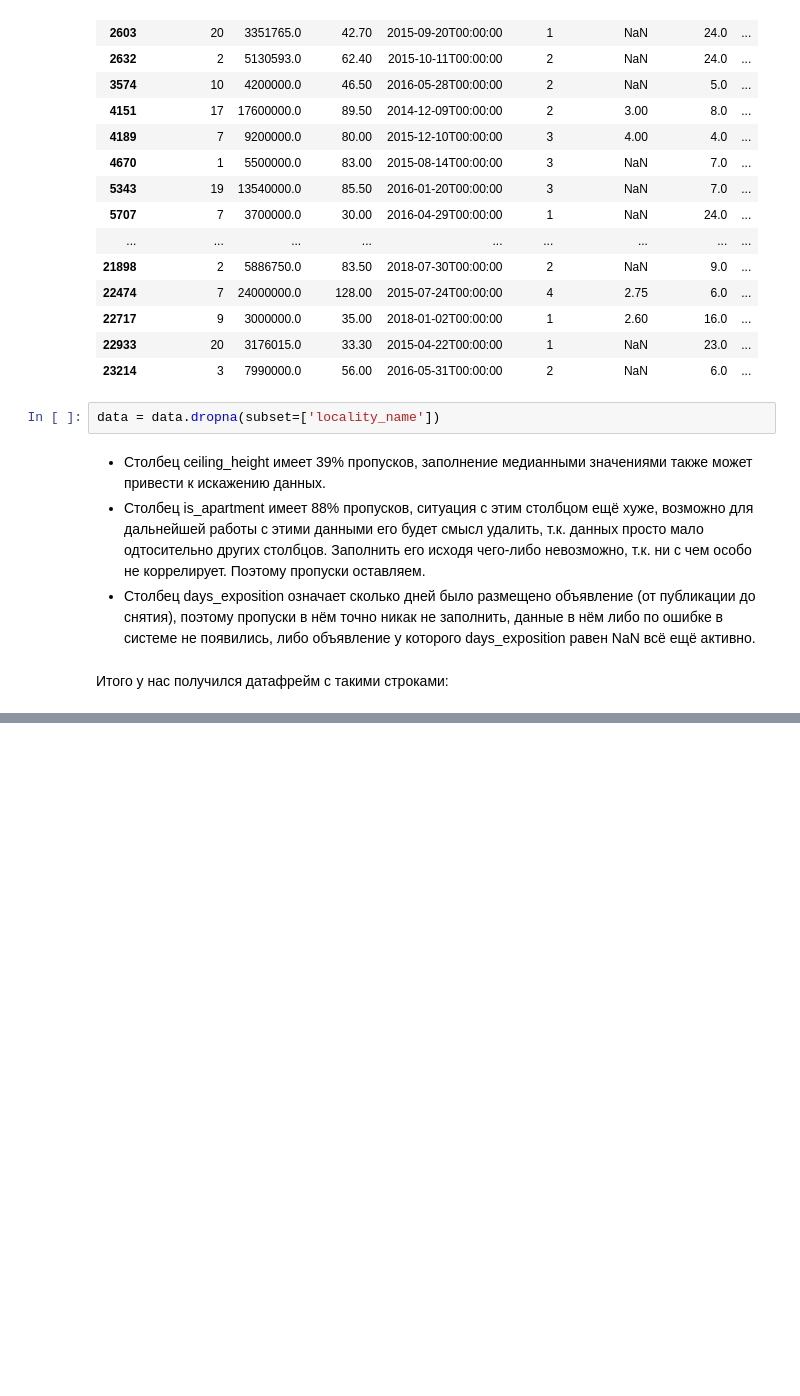
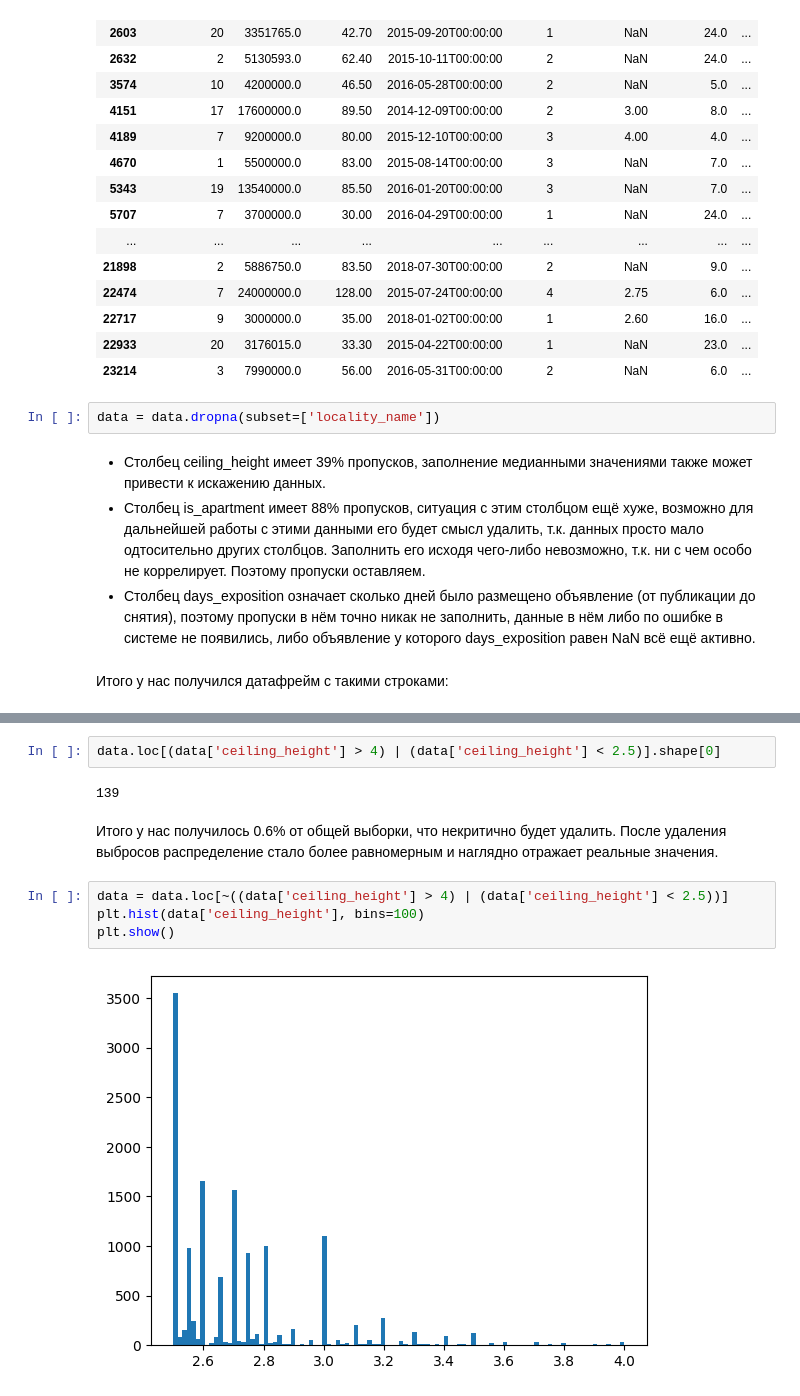
Before and after one commit to mystr1c/data-analysis-real-estate-lab, a Jupyter notebook: lab2.ipynb, the cells around one changed output, grey strips where cells are left out. Cells and saved outputs as stored; diff of their text form; blank space fills up the shorter version.

Commit message:
Итоговая работа до возможных правок

```diff
--- a/lab2.ipynb
+++ b/lab2.ipynb
@@ -354,0 +504,12 @@ memory usage: 3.8+ MB
+# %%
+data.loc[(data['ceiling_height'] > 4) | (data['ceiling_height'] < 2.5)].shape[0]
+# %% [output]
+139
+# %% [markdown]
+Итого у нас получилось 0.6% от общей выборки, что некритично будет удалить. После удаления выбросов распределение стало более равномерным и наглядно отражает реальные значения.
+# %%
+data = data.loc[~((data['ceiling_height'] > 4) | (data['ceiling_height'] < 2.5))]
+plt.hist(data['ceiling_height'], bins=100)
+plt.show()
+# %% [output]
+[figure, added]
```
Also changed, not shown: parts of 73 cells of this notebook.
